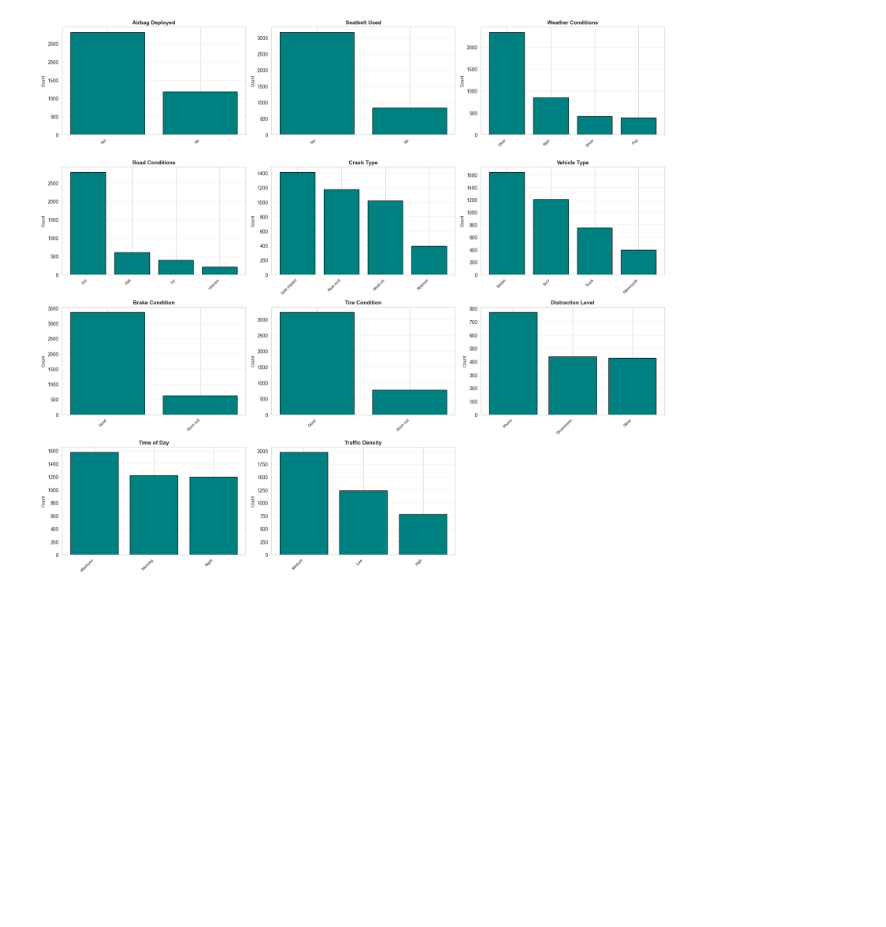
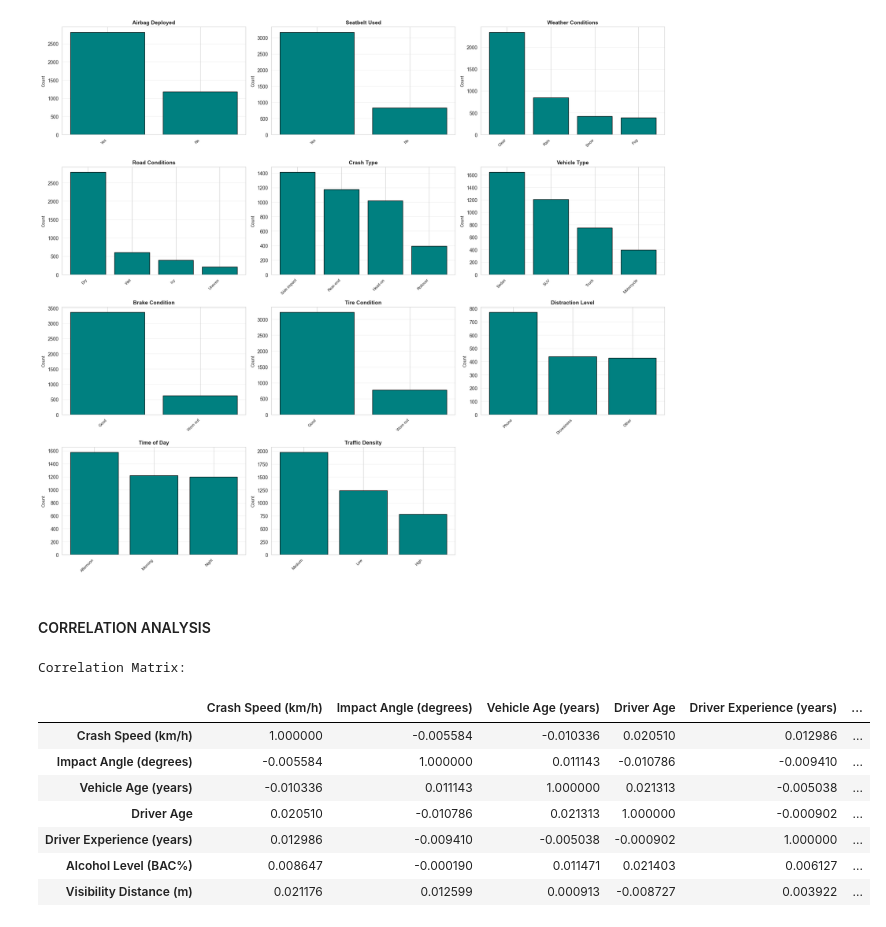
Before and after one commit to PAIshanMadusha/car-crash-severity-prediction-model, a Jupyter notebook: notebooks/car_crash_severity_prediction.ipynb, the cells around one changed output. Cells and saved outputs as stored; diff of their text form; code cells hidden in the pictures; blank space fills up the shorter version.

```diff
--- a/notebooks/car_crash_severity_prediction.ipynb
+++ b/notebooks/car_crash_severity_prediction.ipynb
@@ -309,3 +309,5 @@ plt.tight_layout()
 plt.show()
 # %% [output]
 [figure]
+# %% [markdown]
+#### CORRELATION ANALYSIS
@@ -311,0 +317,15 @@ plt.show()
+# %%
+# Correlation matrix for numerical features
+correlation_matrix = numerical_data.corr()
+print("\nCorrelation Matrix:")
+correlation_matrix
+# %% [output]
+Correlation Matrix:
+|  | Crash Speed (km/h) | Impact Angle (degrees) | Vehicle Age (years) | Driver Age | Driver Experience (years) | ... |
+| Crash Speed (km/h) | 1.000000 | -0.005584 | -0.010336 | 0.020510 | 0.012986 | ... |
+| Impact Angle (degrees) | -0.005584 | 1.000000 | 0.011143 | -0.010786 | -0.009410 | ... |
+| Vehicle Age (years) | -0.010336 | 0.011143 | 1.000000 | 0.021313 | -0.005038 | ... |
+| Driver Age | 0.020510 | -0.010786 | 0.021313 | 1.000000 | -0.000902 | ... |
+| Driver Experience (years) | 0.012986 | -0.009410 | -0.005038 | -0.000902 | 1.000000 | ... |
+| Alcohol Level (BAC%) | 0.008647 | -0.000190 | 0.011471 | 0.021403 | 0.006127 | ... |
+| Visibility Distance (m) | 0.021176 | 0.012599 | 0.000913 | -0.008727 | 0.003922 | ... |
```
Also changed, not shown: parts of 2 cells of this notebook.
